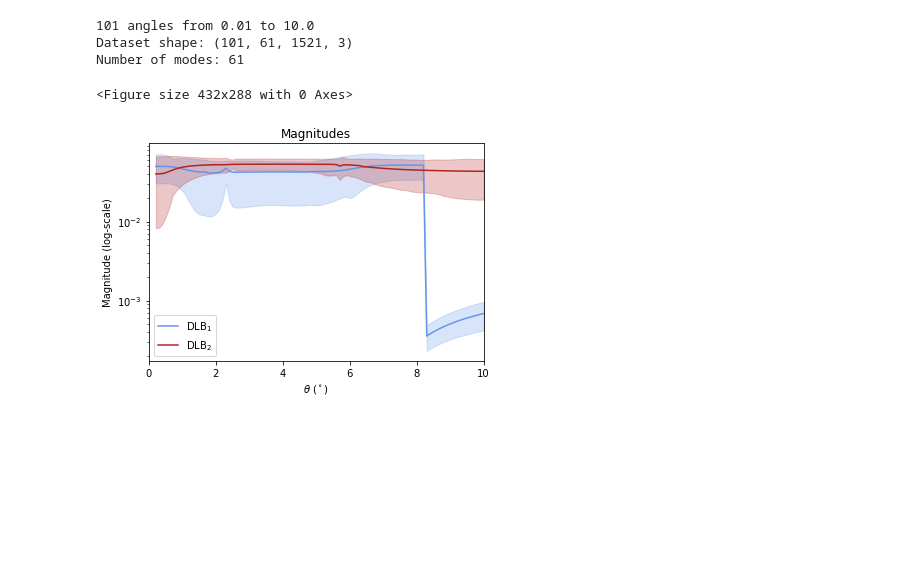
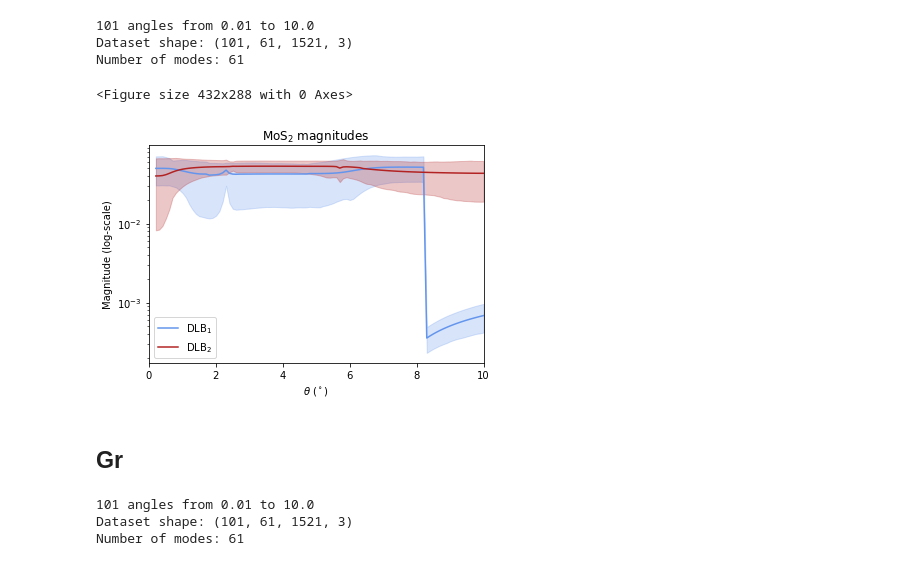
Before and after one commit to jz-lu/ml-ph, a Jupyter notebook: ALLEGRO_ANALYZER/transition_mags.ipynb, the cells around one changed output. Cells and saved outputs as stored; diff of their text form; code cells hidden in the pictures; blank space fills up the shorter version.

Commit message:
finished thspc plots

```diff
--- a/ALLEGRO_ANALYZER/transition_mags.ipynb
+++ b/ALLEGRO_ANALYZER/transition_mags.ipynb
@@ -69,21 +69,47 @@ for i in range(M1_ntheta):
 # %%
 plt.clf()
 _, ax = plt.subplots()
-ax.set_title(fr"Magnitudes")
+ax.set_title(fr"MoS$_2$ magnitudes")
 ax.set_xlabel(r'$\theta$ ($^\circ$)')
 ax.set_ylabel(r'Magnitude (log-scale)')
 
 # MoS2-0
 ax.plot(M1_thetas[CUT:], M1_LB2_mean[CUT:], color='cornflowerblue', label=r'DLB$_1$')
 ax.fill_between(M1_thetas[CUT:], M1_LB2_min[CUT:], M1_LB2_max[CUT:], color='cornflowerblue', alpha=0.25)
 ax.plot(M1_thetas[CUT:], M1_LB3_mean[CUT:], color='firebrick', label=r'DLB$_2$')
 ax.fill_between(M1_thetas[CUT:], M1_LB3_min[CUT:], M1_LB3_max[CUT:], color='firebrick', alpha=0.25)
 
 ax.legend(loc='lower left')
 ax.set_yscale("log")
 plt.xlim((0,10))
-plt.savefig("/Users/jonathanlu/Documents/data_mlph/MoS2_mags.pdf")
+plt.savefig("/Users/jonathanlu/Documents/data_mlph/MoS2_transition_mags.pdf")
 plt.show()
 # %% [output]
 <Figure size 432x288 with 0 Axes>
-[figure, old version]
+[figure, new version]
+# %% [markdown]
+## Gr
+# %%
+DIRNAME = "tvGr"
+
+# Change as necessary
+M2_th_min, M2_th_max, M2_ntheta = np.loadtxt(f"{ROOT}/{DIRNAME}/theta.txt")
+M2_ntheta = int(M2_ntheta)
+KPT = 'Gamma'
+print(f"{M2_ntheta} angles from {M2_th_min} to {M2_th_max}")
+
+# Import dataset from the directory
+log_name = r'$\Gamma$' if KPT == 'Gamma' else KPT
+path = f'{ROOT}/{DIRNAME}/{THSPC_DIR}/{KPT}/thspc_mags.npy'
+ppath = f'{ROOT}/{DIRNAME}/{THSPC_DIR}/{KPT}/thspc_phonons.npy'
+poscars_uc = [Poscar.from_file(f'{ROOT}/{DIRNAME}/POSCAR_LAYER{i+1}') for i in range(2)]
+M2_dataset = np.load(path)
+M2_phonons = np.load(ppath)
+M2_nmodes = M2_dataset.shape[1]
+print("Dataset shape:", M2_dataset.shape)
+print("Number of modes:", M2_nmodes)
+M2_thetas = np.linspace(M2_th_min, M2_th_max, M2_ntheta)
+# %% [output]
+101 angles from 0.01 to 10.0
+Dataset shape: (101, 61, 1521, 3)
+Number of modes: 61
```
Also changed, not shown: parts of 8 cells of this notebook, 4 other files.
